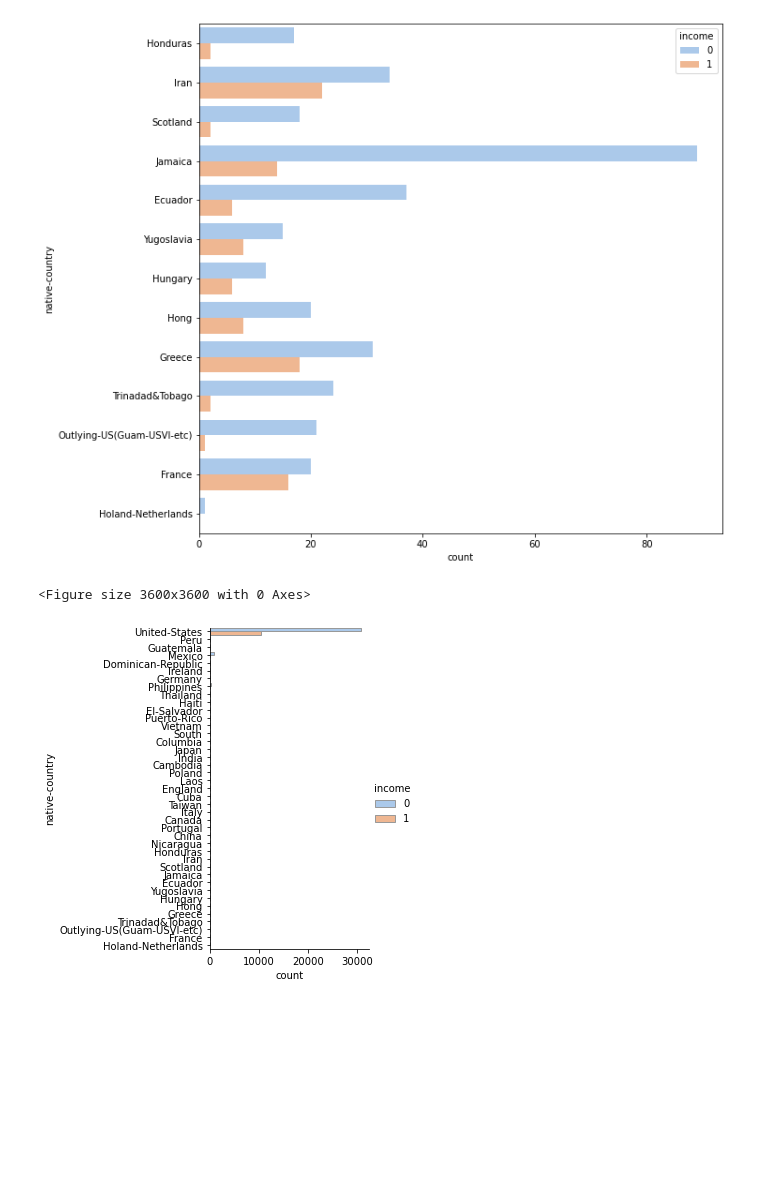
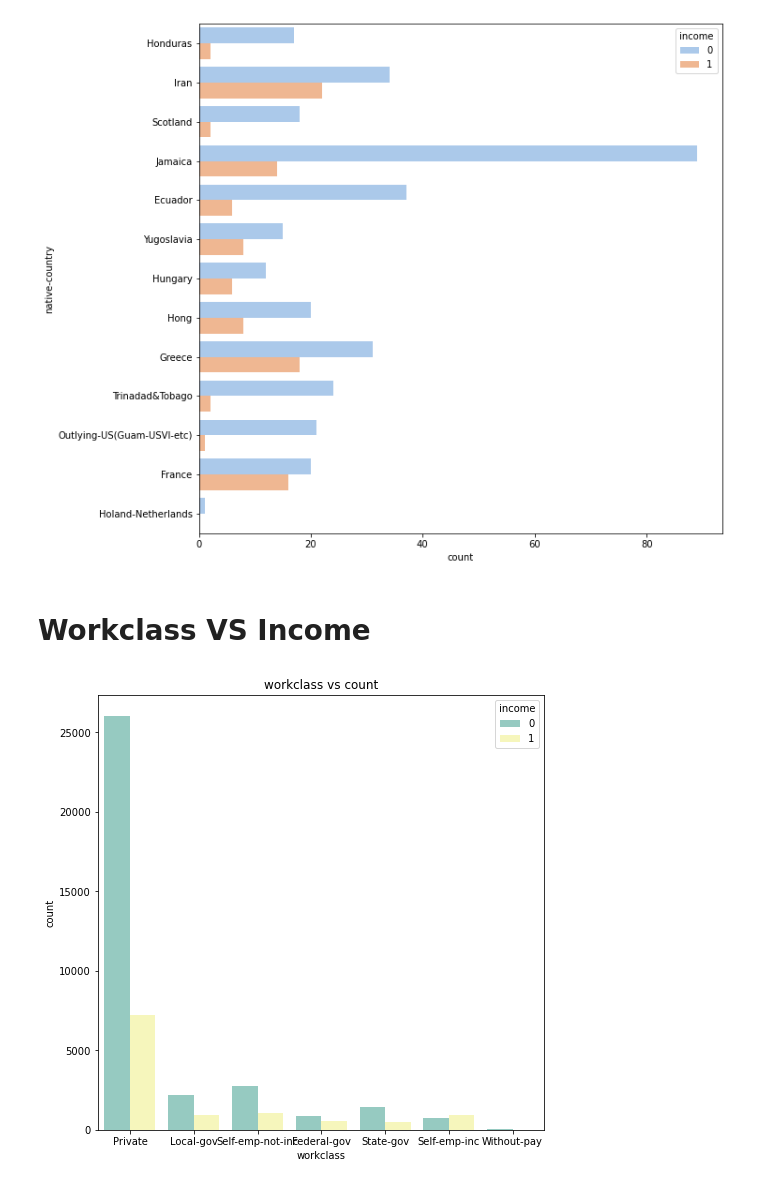
Before and after one commit to umamohantm/springboard, a Jupyter notebook: Story telling/Adult_Income.ipynb, the cells around one changed output. Drawn from its saved outputs; the diff is of its cells as text; code cells hidden in the pictures; blank space fills up the shorter version.

```diff
--- a/Story telling/Adult_Income.ipynb
+++ b/Story telling/Adult_Income.ipynb
@@ -156,8 +178,7 @@ sns.countplot(y="native-country", hue="income",data=df[(df['native-country']=='H
-# %%
-plt.figure(figsize=(50,50))
-sns.catplot(y="native-country", hue="income", kind="count",
-            palette="pastel", edgecolor=".6",
-            data=df);
-# %% [output]
-<Figure size 3600x3600 with 0 Axes>
-[figure, removed]
+# %% [markdown]
+# Workclass VS Income
+# %%
+fig = plt.figure(figsize=(8,8))
+ax = sns.countplot(x="workclass", hue="income", data=df,palette="Set3").set_title("workclass vs count")
+# %% [output]
+[figure, added]
```
Also changed, not shown: parts of 25 cells of this notebook.
